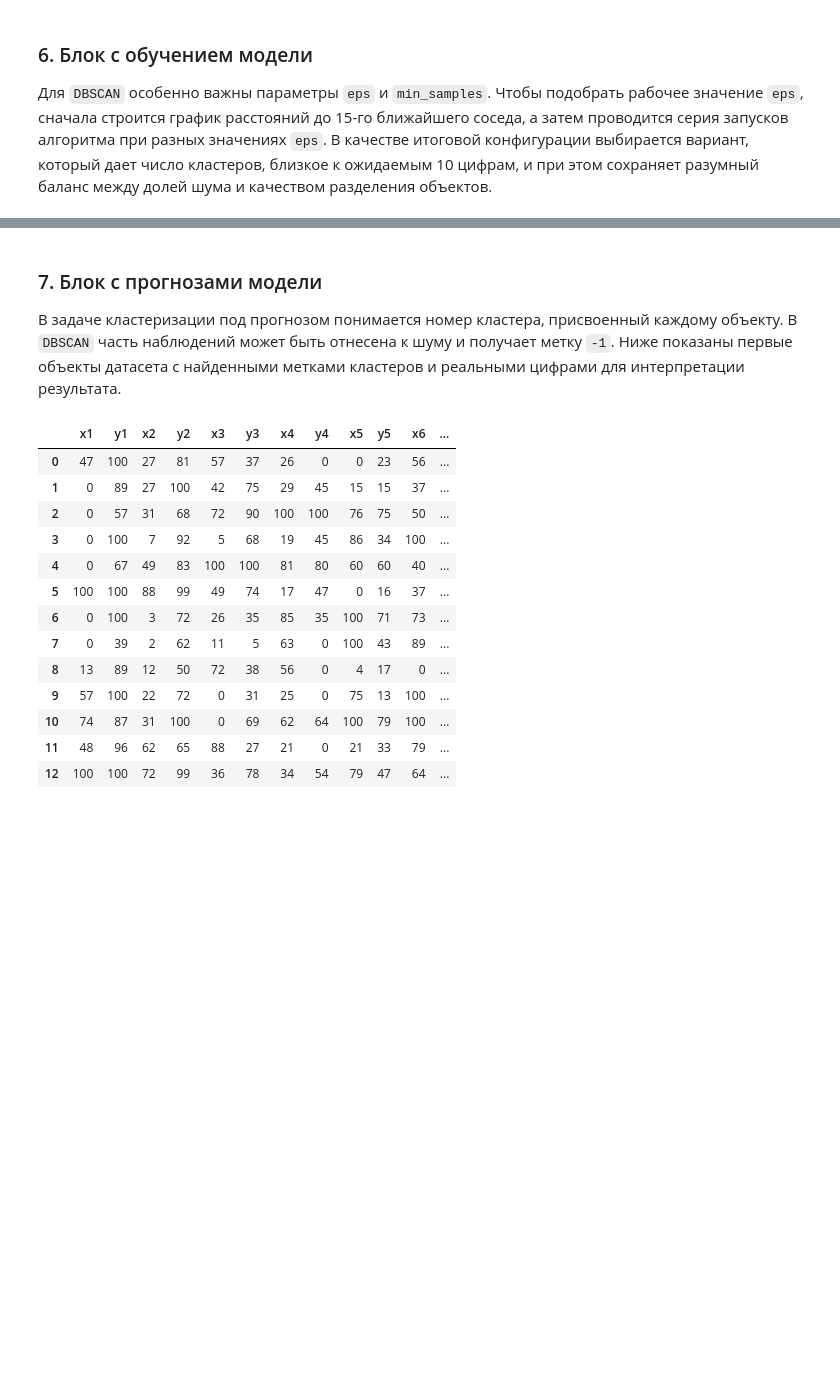
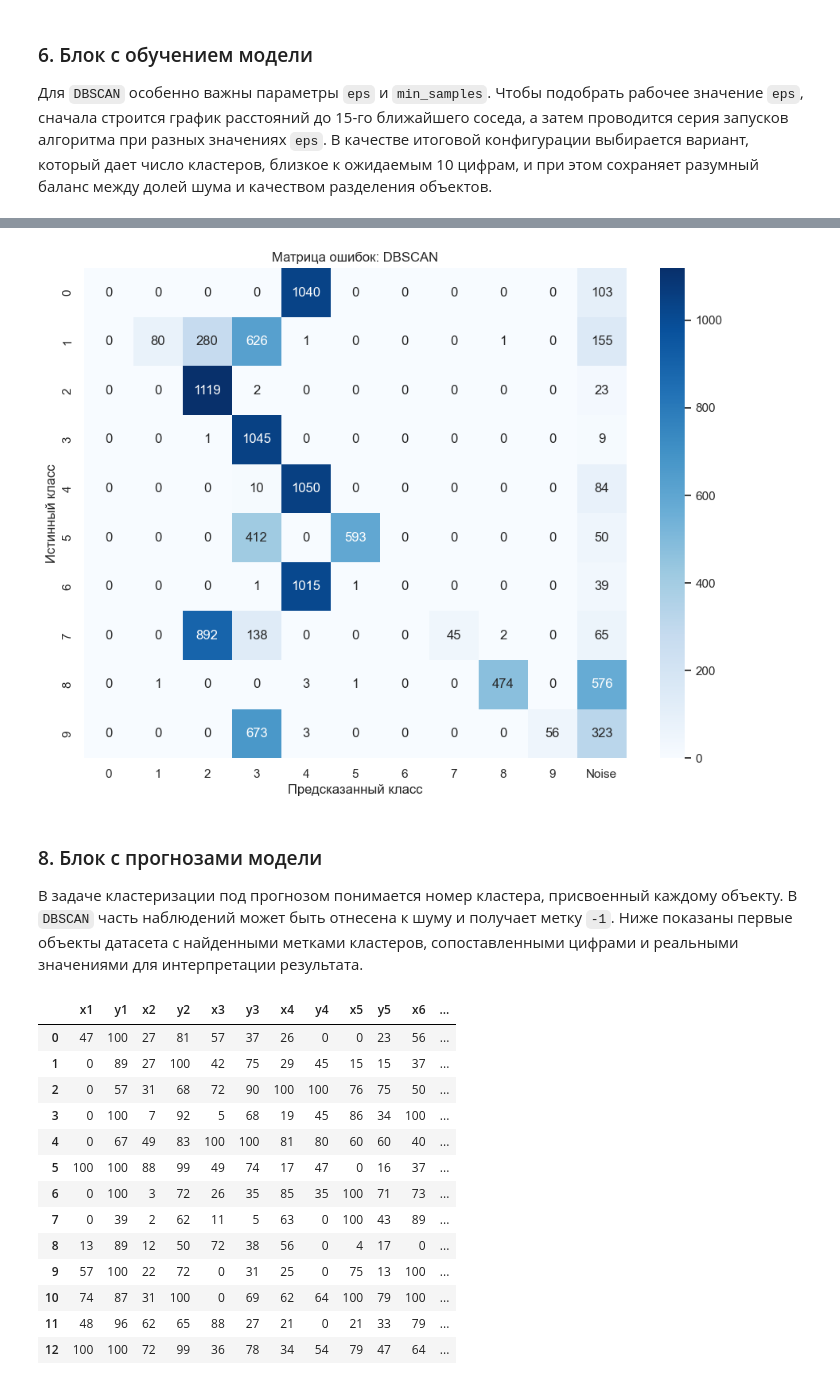
Before and after one commit to vitalioo/abmd-result, a Jupyter notebook: block-3/dbscan/dbscan_pendigits_lab.ipynb, the cells around one changed output, grey strips where cells are left out. Cells and saved outputs as stored; diff of their text form; code cells hidden in the pictures; blank space fills up the shorter version.

```diff
--- a/block-3/dbscan/dbscan_pendigits_lab.ipynb
+++ b/block-3/dbscan/dbscan_pendigits_lab.ipynb
@@ -267,6 +283,22 @@ metrics_df = pd.DataFrame(
 
 print(f"Выбраны параметры: min_samples = {min_samples}, eps = {eps_final:.2f}")
 display(metrics_df)
+
+predicted_digit_labels = pd.Series(index=y_reference.index, dtype="object")
+dbscan_cluster_mapping = {}
+
+for cluster_id in np.unique(cluster_labels):
+    mask = cluster_labels == cluster_id
+    if cluster_id == -1:
+        dbscan_cluster_mapping[int(cluster_id)] = "Noise"
+        predicted_digit_labels.loc[mask] = "Noise"
+    else:
+        mapped_label = str(y_reference[mask].mode().iat[0])
+        dbscan_cluster_mapping[int(cluster_id)] = mapped_label
+        predicted_digit_labels.loc[mask] = mapped_label
+
+print("Mapping for DBSCAN:")
+display(pd.DataFrame.from_dict(dbscan_cluster_mapping, orient="index", columns=["mapped_label"]).rename_axis("cluster"))
 # %% [output]
 Выбраны параметры: min_samples = 15, eps = 0.85
 |  | Метрика | Значение |
@@ -279,7 +330,30 @@ display(metrics_df)
+# %%
+digit_labels = [str(label) for label in sorted(y_reference.unique())]
+predicted_labels_for_cm = digit_labels + ["Noise"]
+
+cm_dbscan = confusion_matrix(
+    y_reference.astype(str),
+    predicted_digit_labels.astype(str),
+    labels=predicted_labels_for_cm,
+)
+cm_dbscan_df = pd.DataFrame(
+    cm_dbscan,
+    index=predicted_labels_for_cm,
+    columns=predicted_labels_for_cm,
+).loc[digit_labels, predicted_labels_for_cm]
+
+plt.figure(figsize=(11, 8))
+sns.heatmap(cm_dbscan_df, annot=True, fmt="d", cmap="Blues")
+plt.title("Матрица ошибок: DBSCAN")
+plt.xlabel("Предсказанный класс")
+plt.ylabel("Истинный класс")
+plt.show()
+# %% [output]
+[figure, added]
 # %% [markdown]
-### 7. Блок с прогнозами модели
+### 8. Блок с прогнозами модели
 
-В задаче кластеризации под прогнозом понимается номер кластера, присвоенный каждому объекту. В `DBSCAN` часть наблюдений может быть отнесена к шуму и получает метку `-1`. Ниже показаны первые объекты датасета с найденными метками кластеров и реальными цифрами для интерпретации результата.
+В задаче кластеризации под прогнозом понимается номер кластера, присвоенный каждому объекту. В `DBSCAN` часть наблюдений может быть отнесена к шуму и получает метку `-1`. Ниже показаны первые объекты датасета с найденными метками кластеров, сопоставленными цифрами и реальными значениями для интерпретации результата.
 # %%
 results_df = X.reset_index(drop=True).copy()
 results_df["Истинная цифра"] = y_reference.reset_index(drop=True)
```
Also changed, not shown: parts of 6 cells of this notebook, 1 other file.
